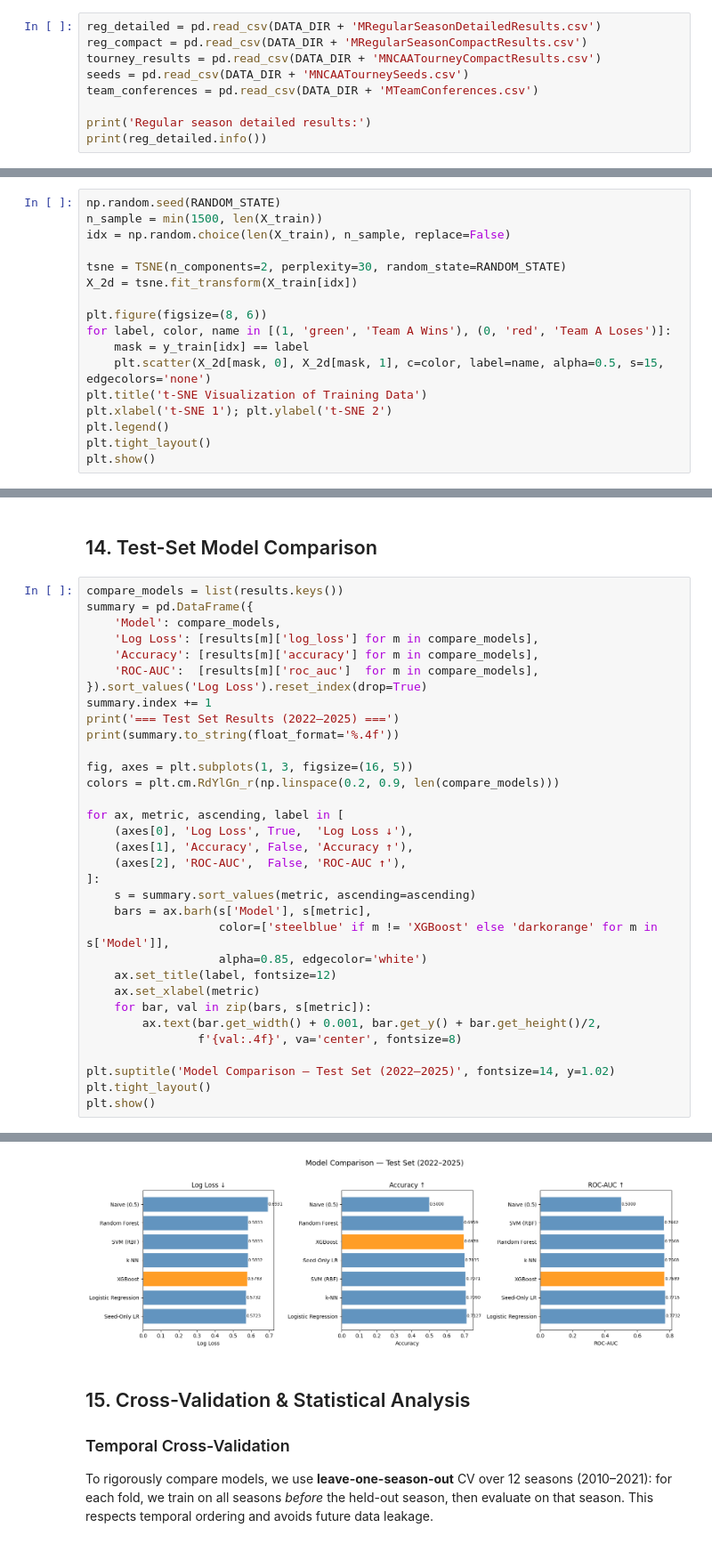
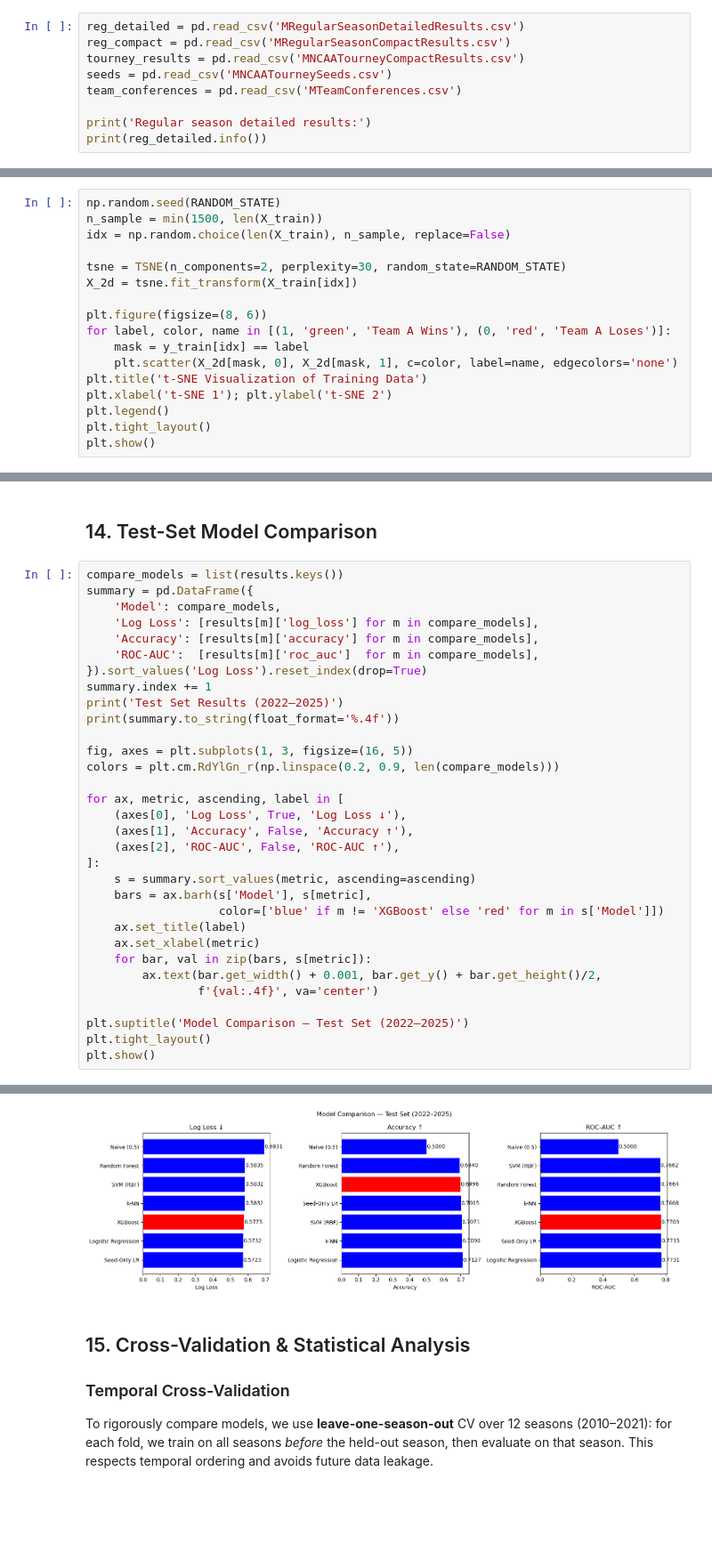
Before and after one commit to st106-ui/DSCI-303-Final-Project-STRV, a Jupyter notebook: march_madness_analysis.ipynb, the cells around one changed output, grey strips where cells are left out. Shown at 89% size. Cells and saved outputs as stored; diff of their text form; blank space fills up the shorter version.

```diff
--- a/march_madness_analysis.ipynb
+++ b/march_madness_analysis.ipynb
@@ -20,11 +18,11 @@ RANDOM_STATE = 42
 # %% [markdown]
 ## 1. Load Data
 # %%
-reg_detailed = pd.read_csv(DATA_DIR + 'MRegularSeasonDetailedResults.csv')
-reg_compact = pd.read_csv(DATA_DIR + 'MRegularSeasonCompactResults.csv')
-tourney_results = pd.read_csv(DATA_DIR + 'MNCAATourneyCompactResults.csv')
-seeds = pd.read_csv(DATA_DIR + 'MNCAATourneySeeds.csv')
-team_conferences = pd.read_csv(DATA_DIR + 'MTeamConferences.csv')
+reg_detailed = pd.read_csv('MRegularSeasonDetailedResults.csv')
+reg_compact = pd.read_csv('MRegularSeasonCompactResults.csv')
+tourney_results = pd.read_csv('MNCAATourneyCompactResults.csv')
+seeds = pd.read_csv('MNCAATourneySeeds.csv')
+team_conferences = pd.read_csv('MTeamConferences.csv')
 
 print('Regular season detailed results:')
 print(reg_detailed.info())
@@ -453,7 +451,7 @@ X_2d = tsne.fit_transform(X_train[idx])
 plt.figure(figsize=(8, 6))
 for label, color, name in [(1, 'green', 'Team A Wins'), (0, 'red', 'Team A Loses')]:
     mask = y_train[idx] == label
-    plt.scatter(X_2d[mask, 0], X_2d[mask, 1], c=color, label=name, alpha=0.5, s=15, edgecolors='none')
+    plt.scatter(X_2d[mask, 0], X_2d[mask, 1], c=color, label=name, edgecolors='none')
 plt.title('t-SNE Visualization of Training Data')
 plt.xlabel('t-SNE 1'); plt.ylabel('t-SNE 2')
 plt.legend()
@@ -1098,28 +1185,27 @@ summary = pd.DataFrame({
     'ROC-AUC':  [results[m]['roc_auc']  for m in compare_models],
 }).sort_values('Log Loss').reset_index(drop=True)
 summary.index += 1
-print('=== Test Set Results (2022–2025) ===')
+print('Test Set Results (2022–2025)')
 print(summary.to_string(float_format='%.4f'))
 
 fig, axes = plt.subplots(1, 3, figsize=(16, 5))
 colors = plt.cm.RdYlGn_r(np.linspace(0.2, 0.9, len(compare_models)))
 
 for ax, metric, ascending, label in [
-    (axes[0], 'Log Loss', True,  'Log Loss ↓'),
+    (axes[0], 'Log Loss', True, 'Log Loss ↓'),
     (axes[1], 'Accuracy', False, 'Accuracy ↑'),
-    (axes[2], 'ROC-AUC',  False, 'ROC-AUC ↑'),
+    (axes[2], 'ROC-AUC', False, 'ROC-AUC ↑'),
 ]:
     s = summary.sort_values(metric, ascending=ascending)
     bars = ax.barh(s['Model'], s[metric],
-                   color=['steelblue' if m != 'XGBoost' else 'darkorange' for m in s['Model']],
-                   alpha=0.85, edgecolor='white')
-    ax.set_title(label, fontsize=12)
+                   color=['blue' if m != 'XGBoost' else 'red' for m in s['Model']])
+    ax.set_title(label)
     ax.set_xlabel(metric)
     for bar, val in zip(bars, s[metric]):
         ax.text(bar.get_width() + 0.001, bar.get_y() + bar.get_height()/2,
-                f'{val:.4f}', va='center', fontsize=8)
+                f'{val:.4f}', va='center')
 
-plt.suptitle('Model Comparison — Test Set (2022–2025)', fontsize=14, y=1.02)
+plt.suptitle('Model Comparison — Test Set (2022–2025)')
 plt.tight_layout()
 plt.show()
 # %% [output]
@@ -1134,5 +1220,5 @@ plt.show()
 7          Naive (0.5)    0.6931    0.5000   0.5000
-[figure, old version]
+[figure, new version]
 # %% [markdown]
 ## 15. Cross-Validation & Statistical Analysis
 
```
Also changed, not shown: parts of 34 cells of this notebook.
